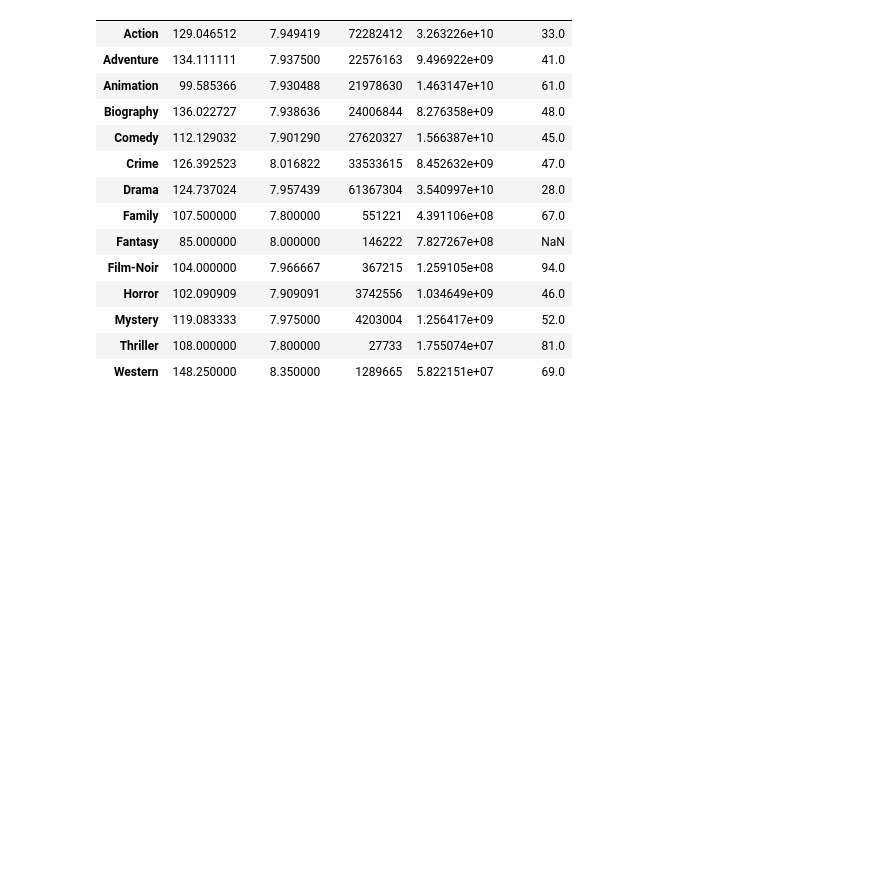
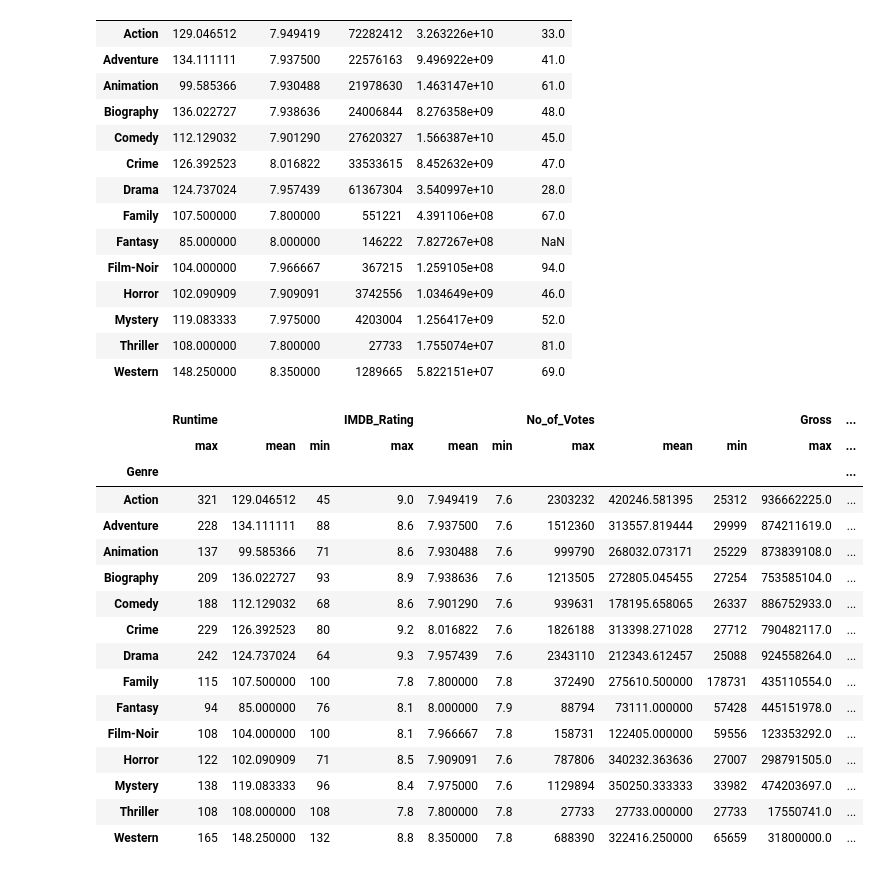
Before and after one commit to Aryan-Kamboj11/Python-Pandas, a Jupyter notebook: Pandas GroupBy.ipynb, the cells around one changed output. Saved outputs shown, nothing was run; the diff lists cells and outputs as text; code cells hidden in the pictures; blank space fills up the shorter version.

```diff
--- a/Pandas GroupBy.ipynb
+++ b/Pandas GroupBy.ipynb
@@ -339,3 +339,23 @@ genre.agg({
 | Mystery | 119.083333 | 7.975000 | 4203004 | 1.256417e+09 | 52.0 |
 | Thriller | 108.000000 | 7.800000 | 27733 | 1.755074e+07 | 81.0 |
 | Western | 148.250000 | 8.350000 | 1289665 | 5.822151e+07 | 69.0 |
+# %%
+genre.agg(['max','mean','min'])
+# %% [output]
+|  | Runtime |  |  | IMDB_Rating |  |  | No_of_Votes |  |  | Gross | ... |
+|  | max | mean | min | max | mean | min | max | mean | min | max | ... |
+| Genre |  |  |  |  |  |  |  |  |  |  | ... |
+| Action | 321 | 129.046512 | 45 | 9.0 | 7.949419 | 7.6 | 2303232 | 420246.581395 | 25312 | 936662225.0 | ... |
+| Adventure | 228 | 134.111111 | 88 | 8.6 | 7.937500 | 7.6 | 1512360 | 313557.819444 | 29999 | 874211619.0 | ... |
+| Animation | 137 | 99.585366 | 71 | 8.6 | 7.930488 | 7.6 | 999790 | 268032.073171 | 25229 | 873839108.0 | ... |
+| Biography | 209 | 136.022727 | 93 | 8.9 | 7.938636 | 7.6 | 1213505 | 272805.045455 | 27254 | 753585104.0 | ... |
+| Comedy | 188 | 112.129032 | 68 | 8.6 | 7.901290 | 7.6 | 939631 | 178195.658065 | 26337 | 886752933.0 | ... |
+| Crime | 229 | 126.392523 | 80 | 9.2 | 8.016822 | 7.6 | 1826188 | 313398.271028 | 27712 | 790482117.0 | ... |
+| Drama | 242 | 124.737024 | 64 | 9.3 | 7.957439 | 7.6 | 2343110 | 212343.612457 | 25088 | 924558264.0 | ... |
+| Family | 115 | 107.500000 | 100 | 7.8 | 7.800000 | 7.8 | 372490 | 275610.500000 | 178731 | 435110554.0 | ... |
+| Fantasy | 94 | 85.000000 | 76 | 8.1 | 8.000000 | 7.9 | 88794 | 73111.000000 | 57428 | 445151978.0 | ... |
+| Film-Noir | 108 | 104.000000 | 100 | 8.1 | 7.966667 | 7.8 | 158731 | 122405.000000 | 59556 | 123353292.0 | ... |
+| Horror | 122 | 102.090909 | 71 | 8.5 | 7.909091 | 7.6 | 787806 | 340232.363636 | 27007 | 298791505.0 | ... |
+| Mystery | 138 | 119.083333 | 96 | 8.4 | 7.975000 | 7.6 | 1129894 | 350250.333333 | 33982 | 474203697.0 | ... |
+| Thriller | 108 | 108.000000 | 108 | 7.8 | 7.800000 | 7.8 | 27733 | 27733.000000 | 27733 | 17550741.0 | ... |
+| Western | 165 | 148.250000 | 132 | 8.8 | 8.350000 | 7.8 | 688390 | 322416.250000 | 65659 | 31800000.0 | ... |
```
Also changed, not shown: parts of 34 cells of this notebook.
